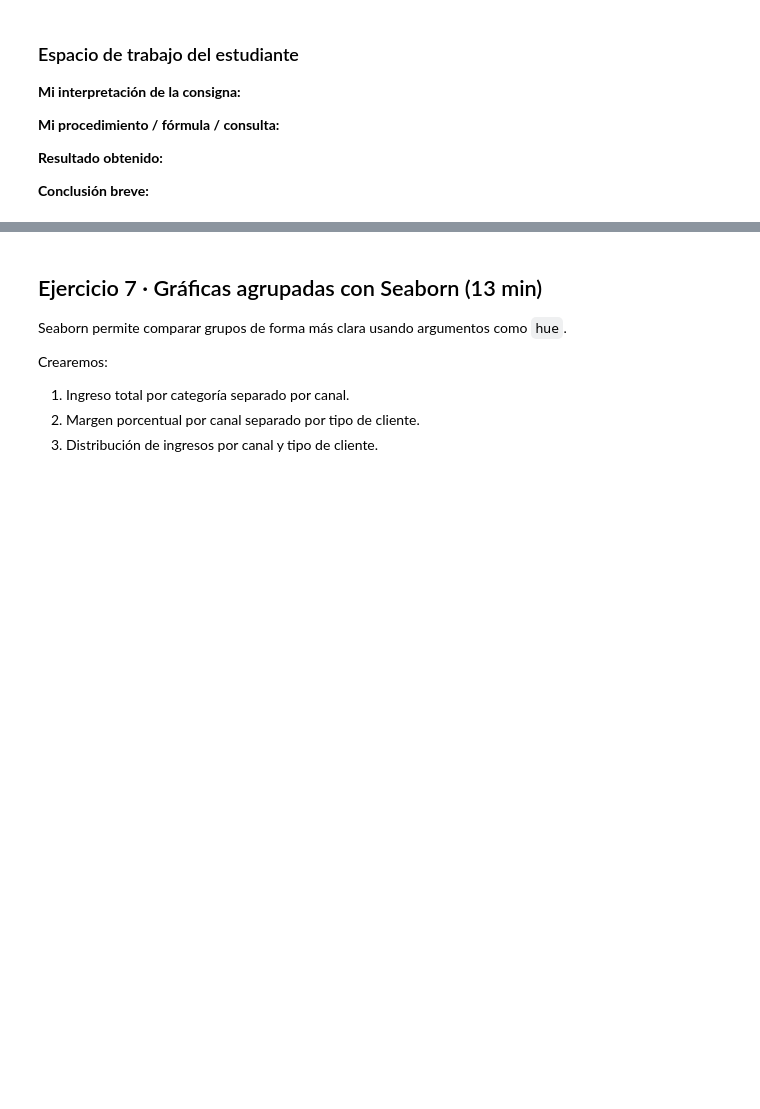
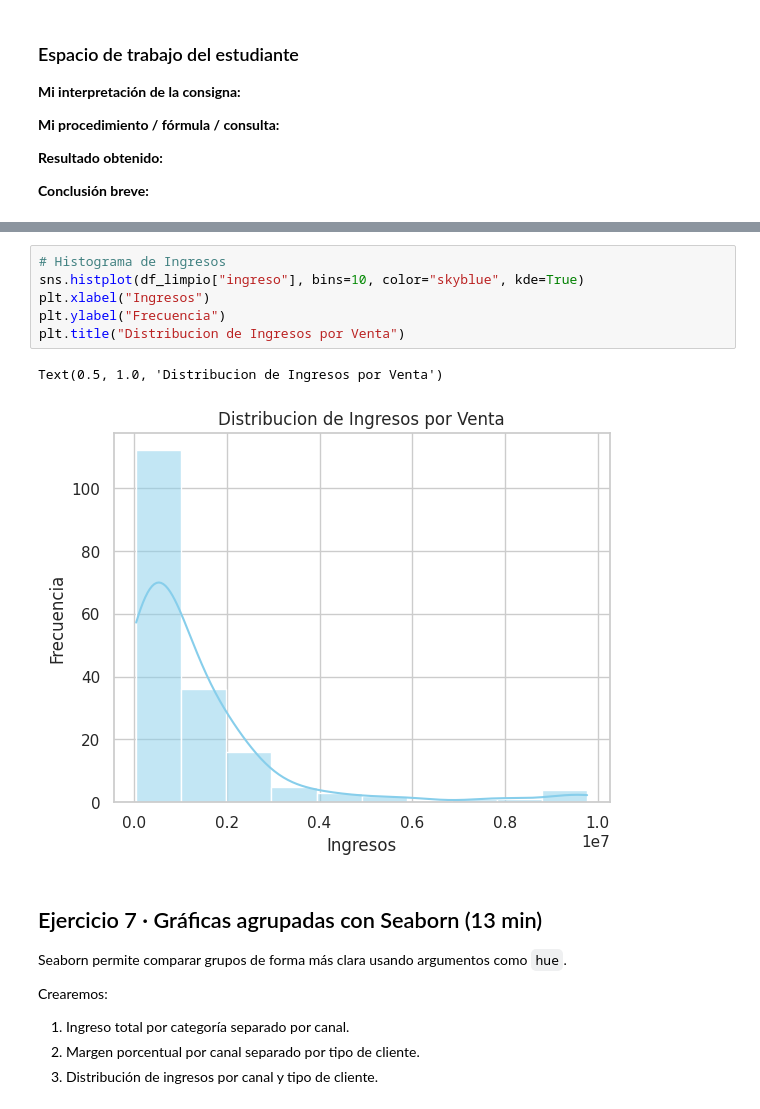
Before and after one commit to GloriaTP/Caso-de-Negocios---Venta-Multicanal---LATAM, a Jupyter notebook: Copia_de_Sprint07_Webinar11_students_version.ipynb, the cells around one changed output, grey strips where cells are left out. Cells and saved outputs as stored; diff of their text form; blank space fills up the shorter version.

```diff
--- a/Copia_de_Sprint07_Webinar11_students_version.ipynb
+++ b/Copia_de_Sprint07_Webinar11_students_version.ipynb
@@ -491,3 +545,12 @@ Crearemos:
+# %%
+# Histograma de Ingresos
+sns.histplot(df_limpio["ingreso"], bins=10, color="skyblue", kde=True)
+plt.xlabel("Ingresos")
+plt.ylabel("Frecuencia")
+plt.title("Distribucion de Ingresos por Venta")
+# %% [output]
+Text(0.5, 1.0, 'Distribucion de Ingresos por Venta')
+[figure, added]
 # %% [markdown]
 ## Ejercicio 7 · Gráficas agrupadas con Seaborn \(13 min\)
 
```
Also changed, not shown: parts of 28 cells of this notebook.
